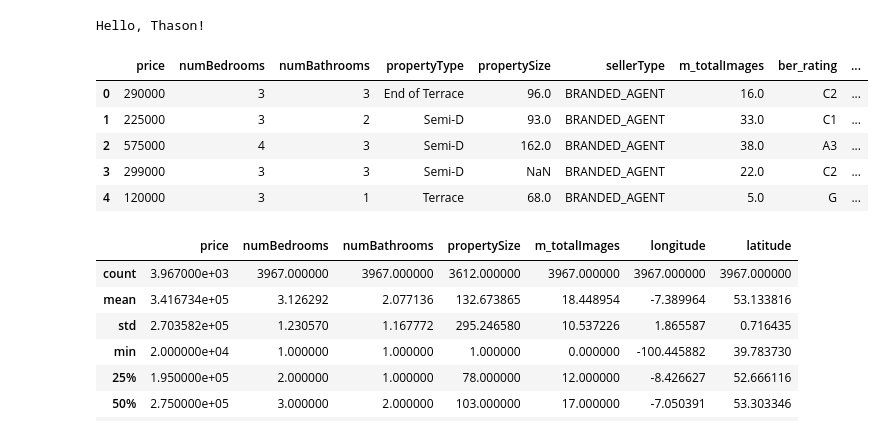
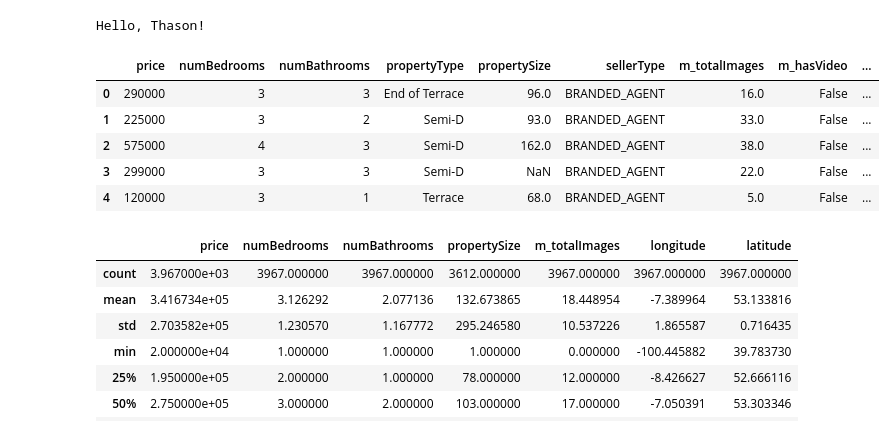
Before and after one commit to McKillenJason/congenial-happiness, a Jupyter notebook: StartingPoint.ipynb, the cells around one changed output. Saved outputs shown, nothing was run; the diff lists cells and outputs as text; code cells hidden in the pictures.

```diff
--- a/StartingPoint.ipynb
+++ b/StartingPoint.ipynb
@@ -5,25 +5,25 @@ Hello, Thason!
 # %%
 import pandas as pd
 import sklearn
 import numpy as np
 
 # Libraries for data visualisation
 import matplotlib.pyplot as plt
 
 # load dataset
 housing = pd.read_csv('housing.csv')
 
 # Drops the seller ID column, which is not necessary for our analysis
-housing = housing.drop(['title', 'seller_branch','publishDate', 'sellerId', 'seller_name', 'featuredLevel', 'id', 'AMV_price', 'category', 'm_hasVideo', 'm_hasVirtualTour', 'm_hasBrochure'], axis=1)
+housing = housing.drop(['title', 'seller_branch','publishDate', 'sellerId', 'seller_name', 'featuredLevel', 'id', 'AMV_price', 'category'], axis=1)
 
 housing.head()
 # %% [output]
-|  | price | numBedrooms | numBathrooms | propertyType | propertySize | sellerType | m_totalImages | ber_rating | ... |
-| 0 | 290000 | 3 | 3 | End of Terrace | 96.0 | BRANDED_AGENT | 16.0 | C2 | ... |
-| 1 | 225000 | 3 | 2 | Semi-D | 93.0 | BRANDED_AGENT | 33.0 | C1 | ... |
-| 2 | 575000 | 4 | 3 | Semi-D | 162.0 | BRANDED_AGENT | 38.0 | A3 | ... |
-| 3 | 299000 | 3 | 3 | Semi-D | NaN | BRANDED_AGENT | 22.0 | C2 | ... |
-| 4 | 120000 | 3 | 1 | Terrace | 68.0 | BRANDED_AGENT | 5.0 | G | ... |
+|  | price | numBedrooms | numBathrooms | propertyType | propertySize | sellerType | m_totalImages | m_hasVideo | ... |
+| 0 | 290000 | 3 | 3 | End of Terrace | 96.0 | BRANDED_AGENT | 16.0 | False | ... |
+| 1 | 225000 | 3 | 2 | Semi-D | 93.0 | BRANDED_AGENT | 33.0 | False | ... |
+| 2 | 575000 | 4 | 3 | Semi-D | 162.0 | BRANDED_AGENT | 38.0 | False | ... |
+| 3 | 299000 | 3 | 3 | Semi-D | NaN | BRANDED_AGENT | 22.0 | False | ... |
+| 4 | 120000 | 3 | 1 | Terrace | 68.0 | BRANDED_AGENT | 5.0 | False | ... |
 # %%
 # Instantiates max and min values for attributes
 max_bedrooms = 8
```
Also changed, not shown: parts of 17 cells of this notebook.
